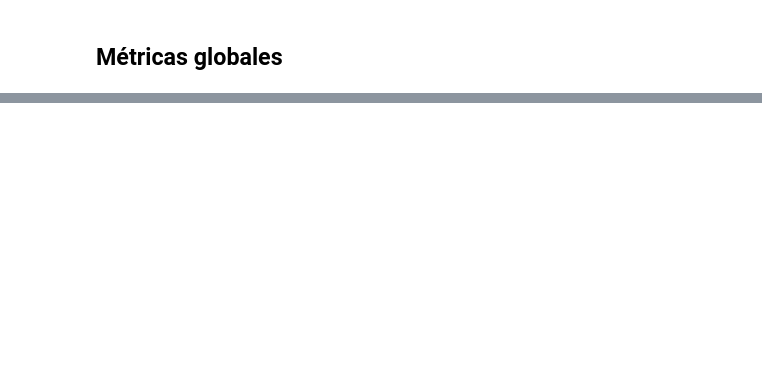
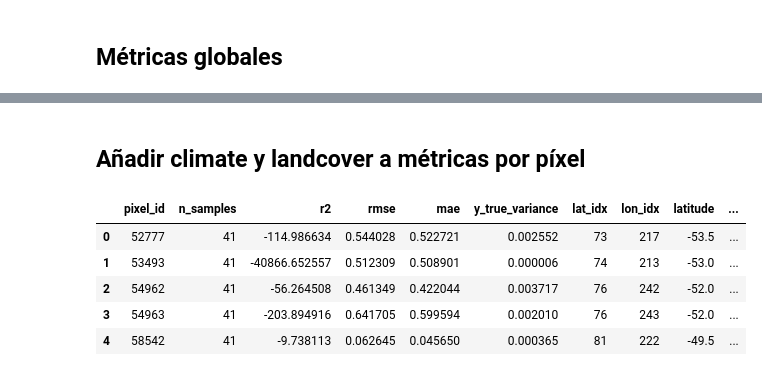
Before and after one commit to garciadd/profecia, a Jupyter notebook: notebooks/evaluation.ipynb, the cells around one changed output, grey strips where cells are left out. Drawn from its saved outputs; the diff is of its cells as text; code cells hidden in the pictures; blank space fills up the shorter version.

```diff
--- a/notebooks/evaluation.ipynb
+++ b/notebooks/evaluation.ipynb
@@ -656,0 +195,37 @@ display(top4_worst[["pixel_id", "n_samples", "r2", "rmse", "mae", "lat_idx", "lo
+# %% [markdown]
+## Añadir climate y landcover a métricas por píxel
+# %%
+climate_mask = load_mask(
+    mask_dir=MASKS_DIR,
+    mask_name="climate",
+    latitude=lai.latitude.values,
+    longitude=lai.longitude.values,
+)
+
+landcover_mask = load_mask(
+    mask_dir=MASKS_DIR,
+    mask_name="landcover",
+    latitude=lai.latitude.values,
+    longitude=lai.longitude.values,
+)
+
+pixel_metrics_df["climate_code"] = [
+    int(climate_mask.values[int(i), int(j)])
+    for i, j in zip(pixel_metrics_df["lat_idx"], pixel_metrics_df["lon_idx"])
+]
+pixel_metrics_df["climate_label"] = pixel_metrics_df["climate_code"].map(macro_labels)
+
+pixel_metrics_df["landcover_code"] = [
+    int(landcover_mask.values[int(i), int(j)])
+    for i, j in zip(pixel_metrics_df["lat_idx"], pixel_metrics_df["lon_idx"])
+]
+pixel_metrics_df["landcover_label"] = pixel_metrics_df["landcover_code"].map(lc_labels)
+
+display(pixel_metrics_df.head())
+# %% [output]
+|  | pixel_id | n_samples | r2 | rmse | mae | y_true_variance | lat_idx | lon_idx | latitude | ... |
+| 0 | 52777 | 41 | -114.986634 | 0.544028 | 0.522721 | 0.002552 | 73 | 217 | -53.5 | ... |
+| 1 | 53493 | 41 | -40866.652557 | 0.512309 | 0.508901 | 0.000006 | 74 | 213 | -53.0 | ... |
+| 2 | 54962 | 41 | -56.264508 | 0.461349 | 0.422044 | 0.003717 | 76 | 242 | -52.0 | ... |
+| 3 | 54963 | 41 | -203.894916 | 0.641705 | 0.599594 | 0.002010 | 76 | 243 | -52.0 | ... |
+| 4 | 58542 | 41 | -9.738113 | 0.062645 | 0.045650 | 0.000365 | 81 | 222 | -49.5 | ... |
```
Also changed, not shown: parts of 61 cells of this notebook, 6 other files.
